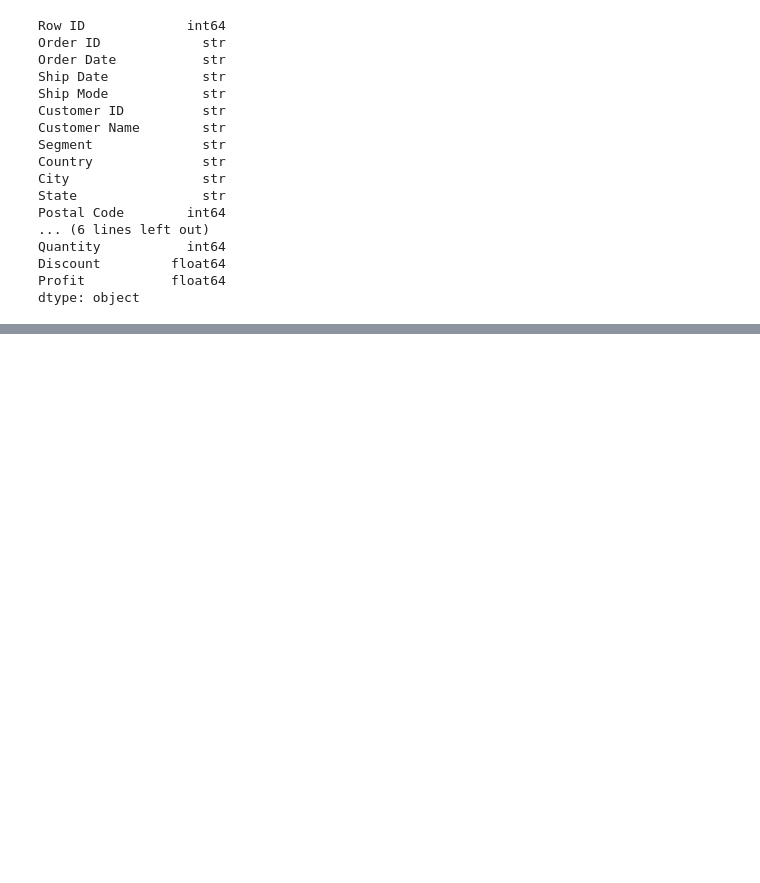
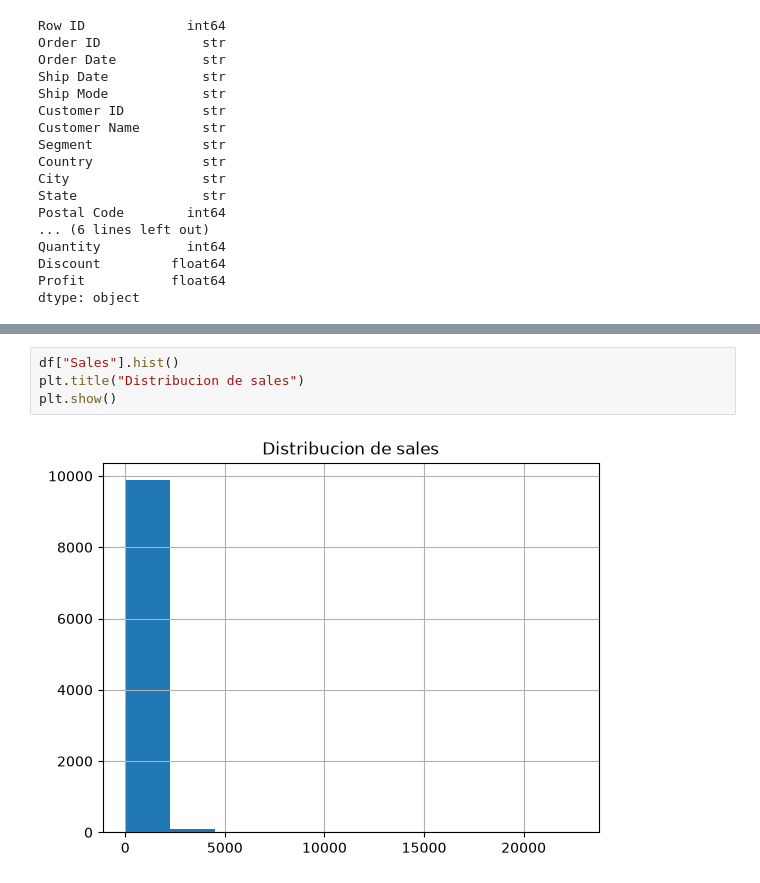
Before and after one commit to kevinyaelvillalpandomartinez-tech/RetailPulse-Analytics, a Jupyter notebook: notebooks/01_Data_Understanding.ipynb, the cells around one changed output, grey strips where cells are left out. Drawn from its saved outputs; the diff is of its cells as text; blank space fills up the shorter version.

```diff
--- a/notebooks/01_Data_Understanding.ipynb
+++ b/notebooks/01_Data_Understanding.ipynb
@@ -114,0 +288,6 @@ Ship Date
+# %%
+df["Sales"].hist()
+plt.title("Distribucion de sales")
+plt.show()
+# %% [output]
+[figure, added]
```
Also changed, not shown: parts of 34 cells of this notebook.
